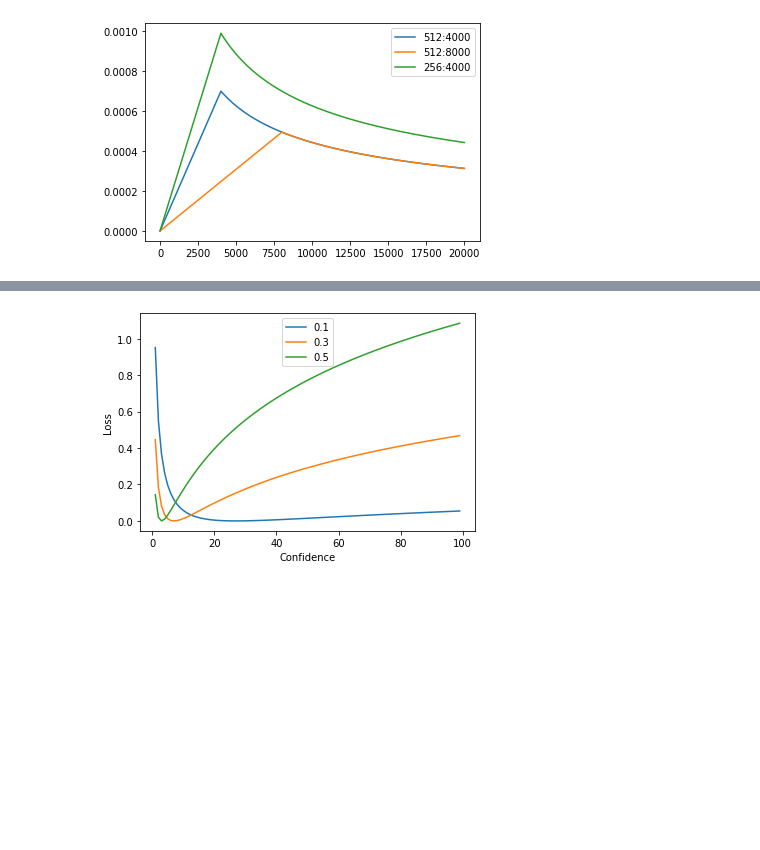
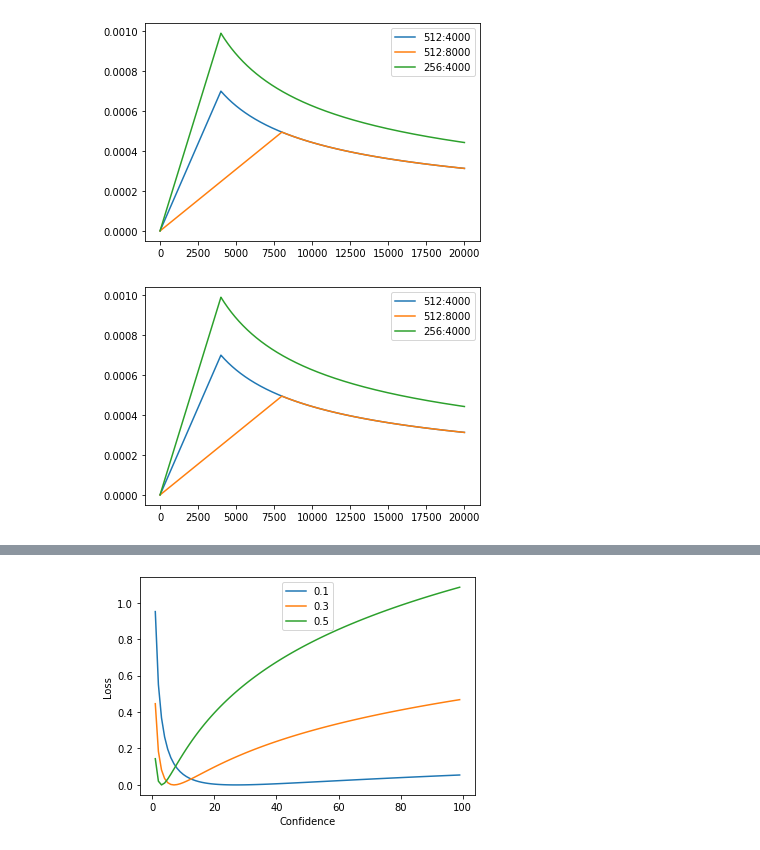
Before and after one commit to adzcai/annotated-transformer, a Jupyter notebook: Visualization.ipynb, the cells around one changed output, grey strips where cells are left out. Saved outputs shown, nothing was run; the diff lists cells and outputs as text; code cells hidden in the pictures; blank space fills up the shorter version.

```diff
--- a/Visualization.ipynb
+++ b/Visualization.ipynb
@@ -45,6 +46,26 @@ plt.legend([f"{d_model}:{steps}" for d_model, steps in h_params])
 None
 # %% [output]
 [figure]
+# %%
+# same graph as above but actually running the scheduler on a dummy model
+
+dummy_model = nn.Linear(1, 1)
+lr = []
+
+for i, (d_model, n_warmup_steps) in enumerate(h_params):
+    optimizer, lr_scheduler = get_scheduler(dummy_model, d_model=d_model, n_warmup_steps=n_warmup_steps, lr=1.)
+    tmp = []
+    for step in range(20000):
+        tmp.append(optimizer.param_groups[0]['lr'])
+        optimizer.step()
+        lr_scheduler.step()
+    lr.append(tmp)
+
+plt.plot(torch.arange(0, 20000), list(zip(*lr)))
+plt.legend([f"{d_model}:{steps}" for d_model, steps in h_params])
+None
+# %% [output]
+[figure, added]
 # %%
 # Label smoothing
 crit = LabelSmoothing(n_classes=5, padding_idx=0, smoothing=0.4)
```
Also changed, not shown: parts of 20 cells of this notebook, 6 other files.
